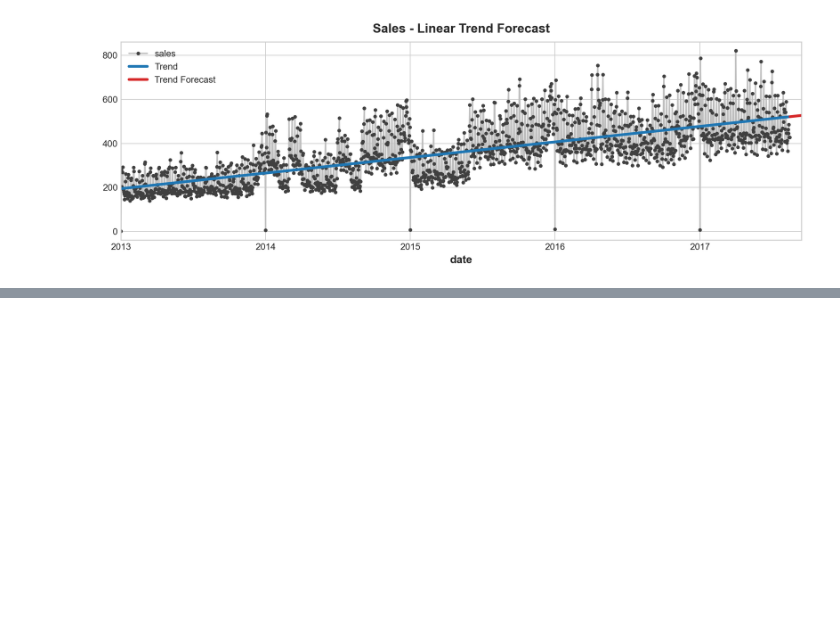
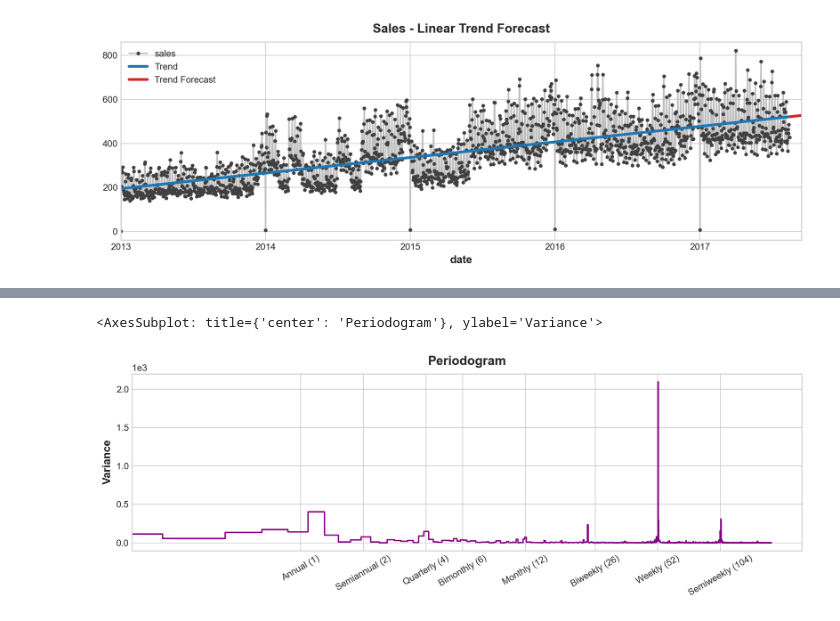
Before and after one commit to rohovskoi/store_sales_supervised_ml, a Jupyter notebook: store_sales_test.ipynb, the cells around one changed output, grey strips where cells are left out. Saved outputs shown, nothing was run; the diff lists cells and outputs as text; code cells hidden in the pictures; blank space fills up the shorter version.

```diff
--- a/store_sales_test.ipynb
+++ b/store_sales_test.ipynb
@@ -262,0 +347,5 @@ _ = ax.legend()
+# %%
+plot_periodogram(avg_sales.sales)
+# %% [output]
+<AxesSubplot: title={'center': 'Periodogram'}, ylabel='Variance'>
+[figure, added]
```
Also changed, not shown: parts of 2 cells of this notebook.
